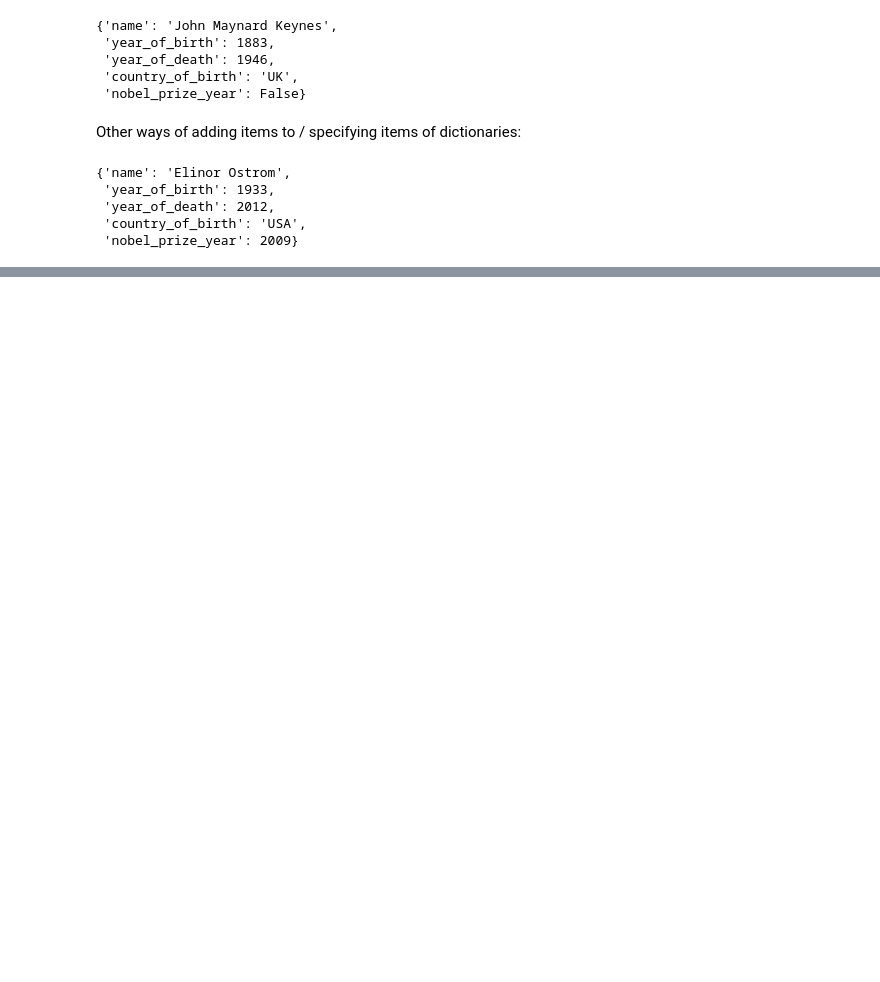
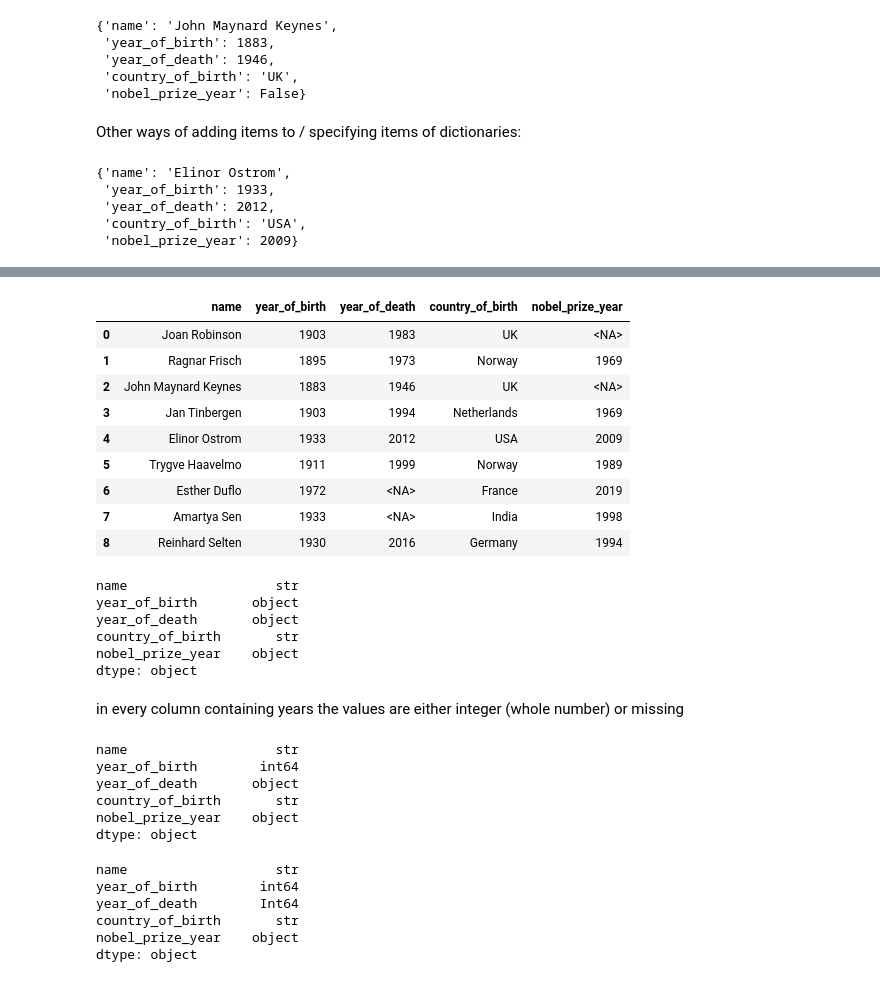
Before and after one commit to danielbgyetvai/data-analytics-python-wise2627, a Jupyter notebook: notebooks/small_dataset_of_economists.ipynb, the cells around one changed output, grey strips where cells are left out. Saved outputs shown, nothing was run; the diff lists cells and outputs as text; code cells hidden in the pictures; blank space fills up the shorter version.

```diff
--- a/notebooks/small_dataset_of_economists.ipynb
+++ b/notebooks/small_dataset_of_economists.ipynb
@@ -111,0 +568,67 @@ the_fifth_economist
+# %%
+# selecting rows with NA
+rows_with_NA = (
+    df['year_of_death'].isin([None, False])
+)
+# changing the values to explicit NA values
+df.loc[rows_with_NA, 'year_of_death'] = pd.NA
+
+# selecting rows with NA
+rows_with_NA = (
+    df['nobel_prize_year'].isin([None, False])
+)
+# changing the values to explicit NA values
+df.loc[rows_with_NA, 'nobel_prize_year'] = pd.NA
+# %%
+df
+# %% [output]
+|  | name | year_of_birth | year_of_death | country_of_birth | nobel_prize_year |
+| 0 | Joan Robinson | 1903 | 1983 | UK | <NA> |
+| 1 | Ragnar Frisch | 1895 | 1973 | Norway | 1969 |
+| 2 | John Maynard Keynes | 1883 | 1946 | UK | <NA> |
+| 3 | Jan Tinbergen | 1903 | 1994 | Netherlands | 1969 |
+| 4 | Elinor Ostrom | 1933 | 2012 | USA | 2009 |
+| 5 | Trygve Haavelmo | 1911 | 1999 | Norway | 1989 |
+| 6 | Esther Duflo | 1972 | <NA> | France | 2019 |
+| 7 | Amartya Sen | 1933 | <NA> | India | 1998 |
+| 8 | Reinhard Selten | 1930 | 2016 | Germany | 1994 |
+# %%
+# convert the data types
+# to pandas dtypes
+df.convert_dtypes()
+df.dtypes
+# %% [output]
+name                   str
+year_of_birth       object
+year_of_death       object
+country_of_birth       str
+nobel_prize_year    object
+dtype: object
+# %% [markdown]
+in every column containing years
+the values are either integer (whole number) or missing
+# %%
+# setting the datatype of a column to integer
+df['year_of_birth'] = df['year_of_birth'].astype(int)
+df.dtypes
+# %% [output]
+name                   str
+year_of_birth        int64
+year_of_death       object
+country_of_birth       str
+nobel_prize_year    object
+dtype: object
+# %%
+# converting data type to integer
+df['year_of_death'] = (
+    df['year_of_death'].astype(str).astype('Int64')
+)
+df.convert_dtypes()
+df.dtypes
+# %% [output]
+name                   str
+year_of_birth        int64
+year_of_death        Int64
+country_of_birth       str
+nobel_prize_year    object
+dtype: object
```
Also changed, not shown: parts of 61 cells of this notebook, 5 other files.
